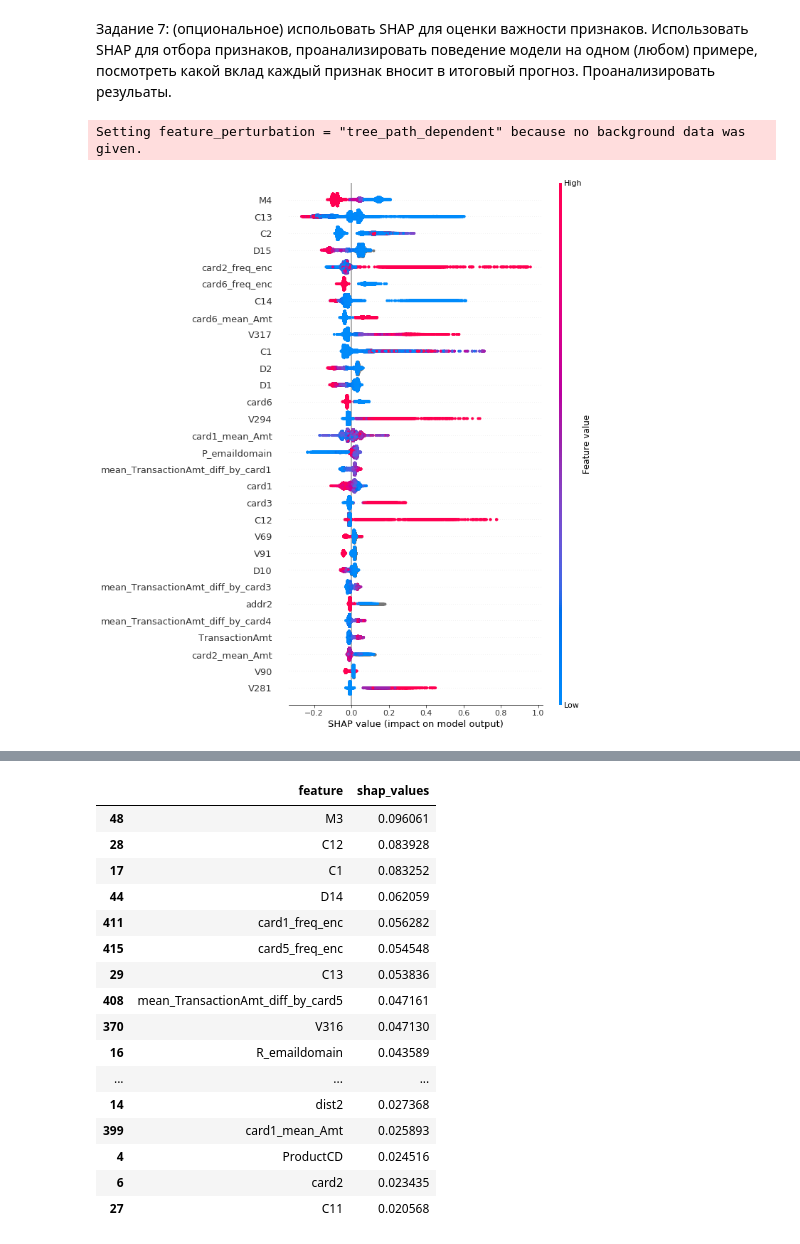
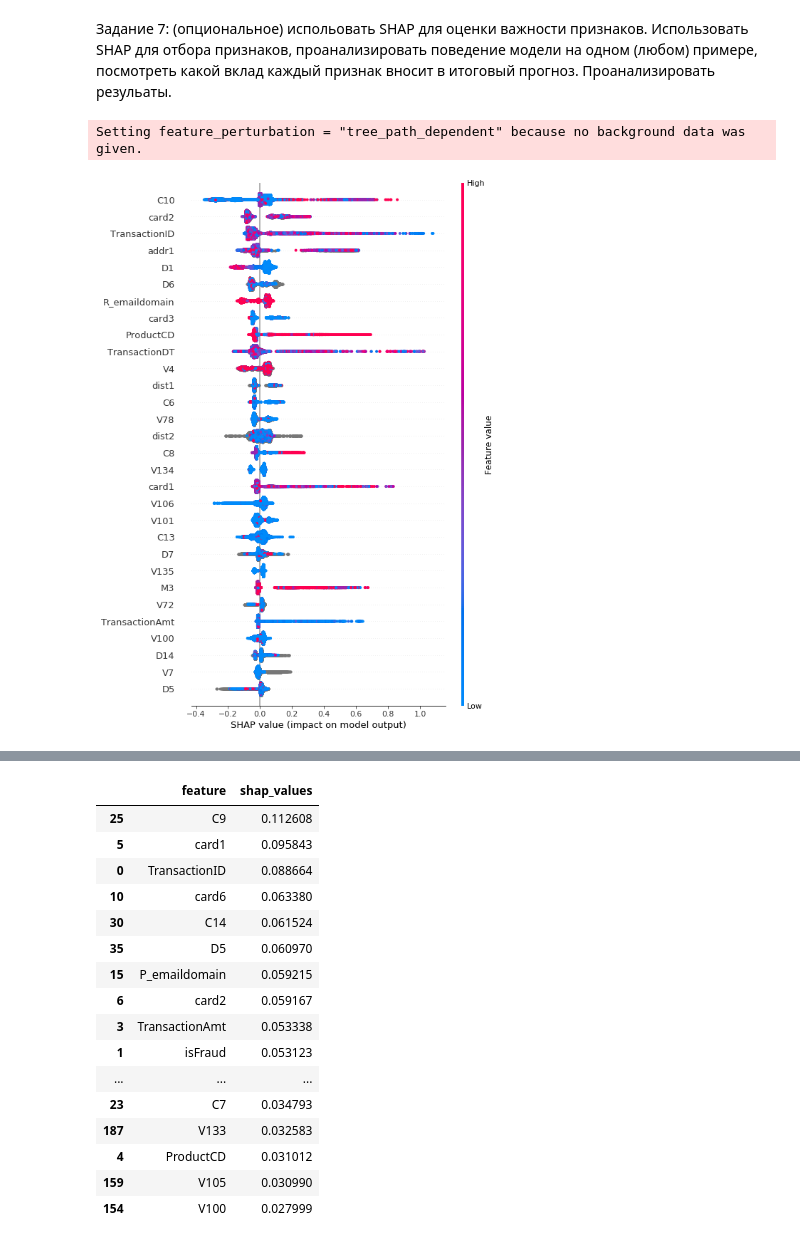
Before and after one commit to Nickel-nc/GU_Sport_DS, a Jupyter notebook: 3. Feature Engineering/3. FE_practice.ipynb, the cells around one changed output, grey strips where cells are left out. Drawn from its saved outputs; the diff is of its cells as text; code cells hidden in the pictures.

```diff
--- a/3. Feature Engineering/3. FE_practice.ipynb
+++ b/3. Feature Engineering/3. FE_practice.ipynb
@@ -333,5 +503,3 @@ train[DATE] = (train[DATE].astype('int64') / 10**9).astype('int64')
-# %%
-X_train, X_valid, y_train, y_valid = train_test_split(train.drop(TARGET, axis=1),
-                                                      train[TARGET],
-                                                      test_size= 0.333,
-                                                      stratify=train[TARGET])
+# %%
+perm_importance = calculate_permutation_importance(
+    estimator=fe5_catb_model, metric=roc_auc_score, x_valid=X_valid, y_valid=y_valid)
@@ -338,6 +538,16 @@ X_train, X_valid, y_train, y_valid = train_test_split(train.drop(TARGET, axis=1)
+# %%
+PI_FEATS = perm_importance[:200].index
 # %%
-updated_catb_model = fit_catboost(
+X = train[PI_FEATS]
+y = train[TARGET]
+
+X_train, X_valid, y_train, y_valid = train_test_split(X,
+                                                      y,
+                                                      test_size= 0.3,
+                                                      stratify=y)
+
+fe6_catb_model = fit_catboost(
             X_train, y_train, cb_params_1000, None, X_valid, y_valid)
 
-evaluate_model(updated_catb_model, X_train, y_train, X_valid, y_valid)
+evaluate_model(fe6_catb_model, X_train, y_train, X_valid, y_valid)
 # %% [output]
@@ -383,11 +577,12 @@ dtype: float64
 # %%
 X = train.drop(TARGET, axis=1)
 # %%
-shap_test = shap.TreeExplainer(updated_catb_model).shap_values(X)
-shap.summary_plot(shap_test, X, max_display=30)
+explainer = shap.TreeExplainer(fe6_catb_model)
+shap_values = explainer.shap_values(X)
+shap.summary_plot(shap_values, X, max_display=30)
 # %% [output]
 Setting feature_perturbation = "tree_path_dependent" because no background data was given.
-[figure, old version]
+[figure, new version]
 # %%
 # load JS visualization code to notebook
 shap.initjs()
@@ -411,19 +606,19 @@ shap_feature_importance.sort_values(by=['shap_values'],ascending=False,inplace=T
 shap_feature_importance.head(20)
 # %% [output]
 |  | feature | shap_values |
-| 48 | M3 | 0.096061 |
-| 28 | C12 | 0.083928 |
-| 17 | C1 | 0.083252 |
-| 44 | D14 | 0.062059 |
-| 411 | card1_freq_enc | 0.056282 |
-| 415 | card5_freq_enc | 0.054548 |
-| 29 | C13 | 0.053836 |
-| 408 | mean_TransactionAmt_diff_by_card5 | 0.047161 |
-| 370 | V316 | 0.047130 |
-| 16 | R_emaildomain | 0.043589 |
+| 25 | C9 | 0.112608 |
+| 5 | card1 | 0.095843 |
+| 0 | TransactionID | 0.088664 |
+| 10 | card6 | 0.063380 |
+| 30 | C14 | 0.061524 |
+| 35 | D5 | 0.060970 |
+| 15 | P_emaildomain | 0.059215 |
+| 6 | card2 | 0.059167 |
+| 3 | TransactionAmt | 0.053338 |
+| 1 | isFraud | 0.053123 |
 | ... | ... | ... |
-| 14 | dist2 | 0.027368 |
-| 399 | card1_mean_Amt | 0.025893 |
-| 4 | ProductCD | 0.024516 |
-| 6 | card2 | 0.023435 |
-| 27 | C11 | 0.020568 |
+| 23 | C7 | 0.034793 |
+| 187 | V133 | 0.032583 |
+| 4 | ProductCD | 0.031012 |
+| 159 | V105 | 0.030990 |
+| 154 | V100 | 0.027999 |
```
Also changed, not shown: parts of 31 cells of this notebook.
